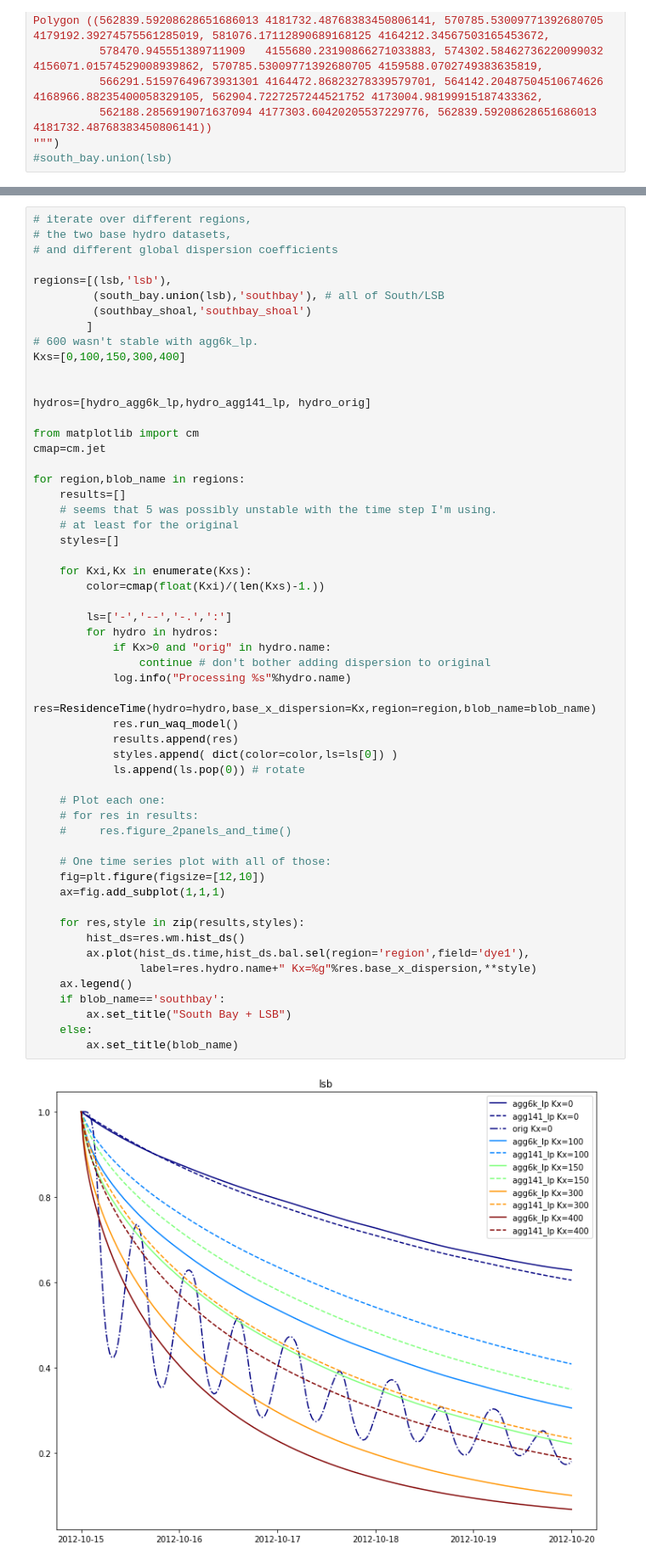
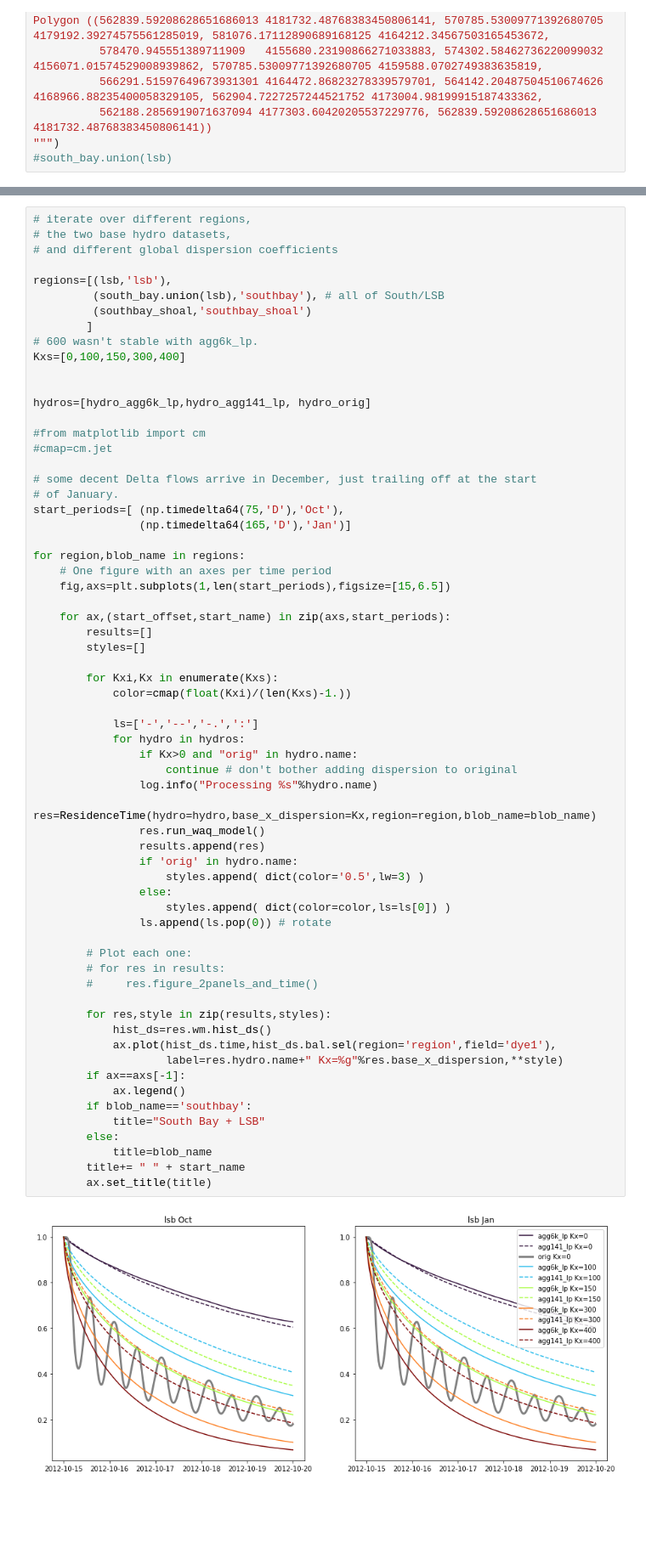
Before and after one commit to rustychris/agg_wy2013, a Jupyter notebook: tracer_tests/single_gaussian.ipynb, the cells around one changed output, grey strips where cells are left out. Shown at 85% size. Drawn from its saved outputs; the diff is of its cells as text; blank space fills up the shorter version.

Commit message:
Refine plots

```diff
--- a/tracer_tests/single_gaussian.ipynb
+++ b/tracer_tests/single_gaussian.ipynb
@@ -410,57 +407,66 @@ for poly,name in [ (south_bay,'South Bay'),
 # %%
 # iterate over different regions,
 # the two base hydro datasets,
 # and different global dispersion coefficients
 
 regions=[(lsb,'lsb'),
          (south_bay.union(lsb),'southbay'), # all of South/LSB
          (southbay_shoal,'southbay_shoal')
         ]
 # 600 wasn't stable with agg6k_lp.
 Kxs=[0,100,150,300,400]
 
 
 hydros=[hydro_agg6k_lp,hydro_agg141_lp, hydro_orig]
 
-from matplotlib import cm
-cmap=cm.jet
+#from matplotlib import cm
+#cmap=cm.jet
+
+# some decent Delta flows arrive in December, just trailing off at the start
+# of January.
+start_periods=[ (np.timedelta64(75,'D'),'Oct'),
+                (np.timedelta64(165,'D'),'Jan')]
 
 for region,blob_name in regions:
-    results=[]
-    # seems that 5 was possibly unstable with the time step I'm using.
-    # at least for the original
-    styles=[]
+    # One figure with an axes per time period
+    fig,axs=plt.subplots(1,len(start_periods),figsize=[15,6.5])
 
-    for Kxi,Kx in enumerate(Kxs):
-        color=cmap(float(Kxi)/(len(Kxs)-1.))
+    for ax,(start_offset,start_name) in zip(axs,start_periods):
+        results=[]
+        styles=[]
 
-        ls=['-','--','-.',':']
-        for hydro in hydros:
-            if Kx>0 and "orig" in hydro.name:
-                continue # don't bother adding dispersion to original
-            log.info("Processing %s"%hydro.name)
-            res=ResidenceTime(hydro=hydro,base_x_dispersion=Kx,region=region,blob_name=blob_name)
-            res.run_waq_model()
-            results.append(res)
-            styles.append( dict(color=color,ls=ls[0]) )
-            ls.append(ls.pop(0)) # rotate
+        for Kxi,Kx in enumerate(Kxs):
+            color=cmap(float(Kxi)/(len(Kxs)-1.))
 
-    # Plot each one:
-    # for res in results:
-    #     res.figure_2panels_and_time()
+            ls=['-','--','-.',':']
+            for hydro in hydros:
+                if Kx>0 and "orig" in hydro.name:
+                    continue # don't bother adding dispersion to original
+                log.info("Processing %s"%hydro.name)
+                res=ResidenceTime(hydro=hydro,base_x_dispersion=Kx,region=region,blob_name=blob_name)
+                res.run_waq_model()
+                results.append(res)
+                if 'orig' in hydro.name:
+                    styles.append( dict(color='0.5',lw=3) )
+                else:
+                    styles.append( dict(color=color,ls=ls[0]) )
+                ls.append(ls.pop(0)) # rotate
 
-    # One time series plot with all of those:
-    fig=plt.figure(figsize=[12,10])
-    ax=fig.add_subplot(1,1,1)
+        # Plot each one:
+        # for res in results:
+        #     res.figure_2panels_and_time()
 
-    for res,style in zip(results,styles):
-        hist_ds=res.wm.hist_ds()
-        ax.plot(hist_ds.time,hist_ds.bal.sel(region='region',field='dye1'),
-                label=res.hydro.name+" Kx=%g"%res.base_x_dispersion,**style)
-    ax.legend()
-    if blob_name=='southbay':
-        ax.set_title("South Bay + LSB")
-    else:
-        ax.set_title(blob_name)
+        for res,style in zip(results,styles):
+            hist_ds=res.wm.hist_ds()
+            ax.plot(hist_ds.time,hist_ds.bal.sel(region='region',field='dye1'),
+                    label=res.hydro.name+" Kx=%g"%res.base_x_dispersion,**style)
+        if ax==axs[-1]:
+            ax.legend()
+        if blob_name=='southbay':
+            title="South Bay + LSB"
+        else:
+            title=blob_name
+        title+= " " + start_name
+        ax.set_title(title)
 # %% [output]
-[figure, old version]
+[figure, new version]
```
Also changed, not shown: parts of 11 cells of this notebook.
